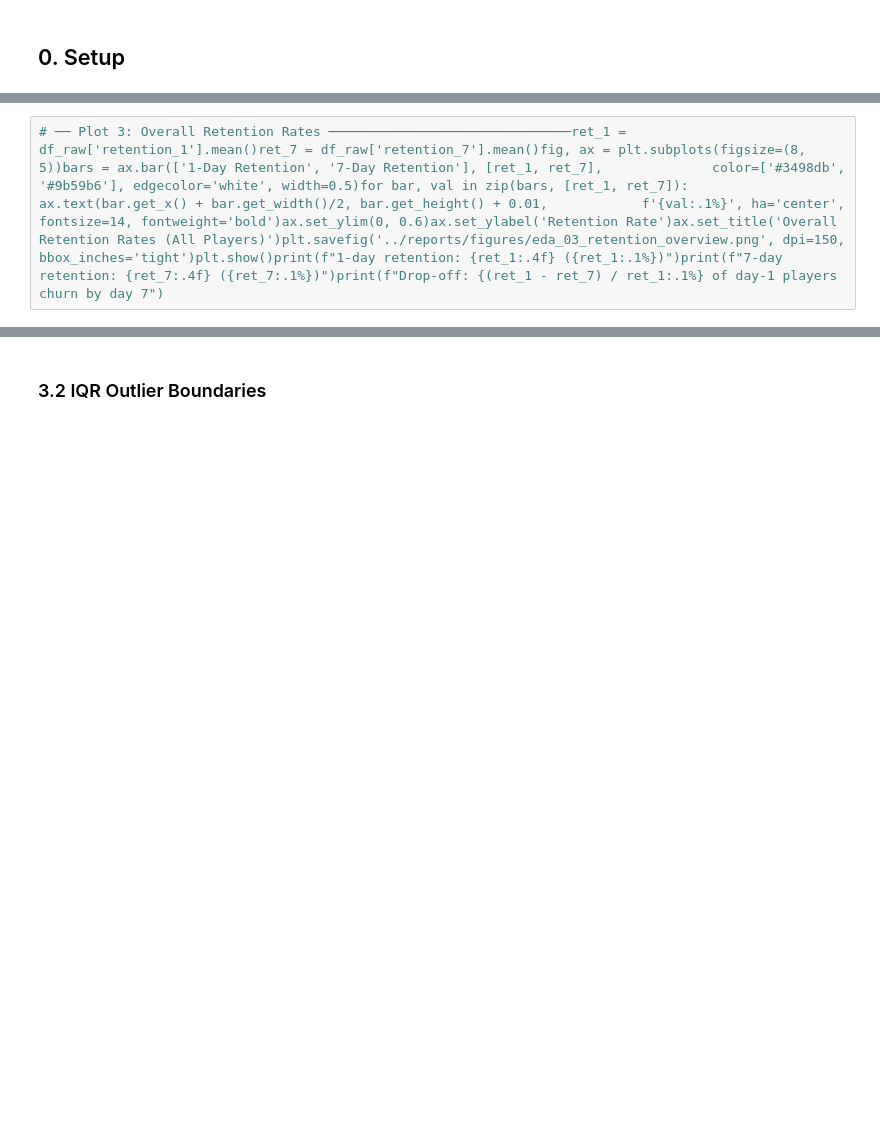
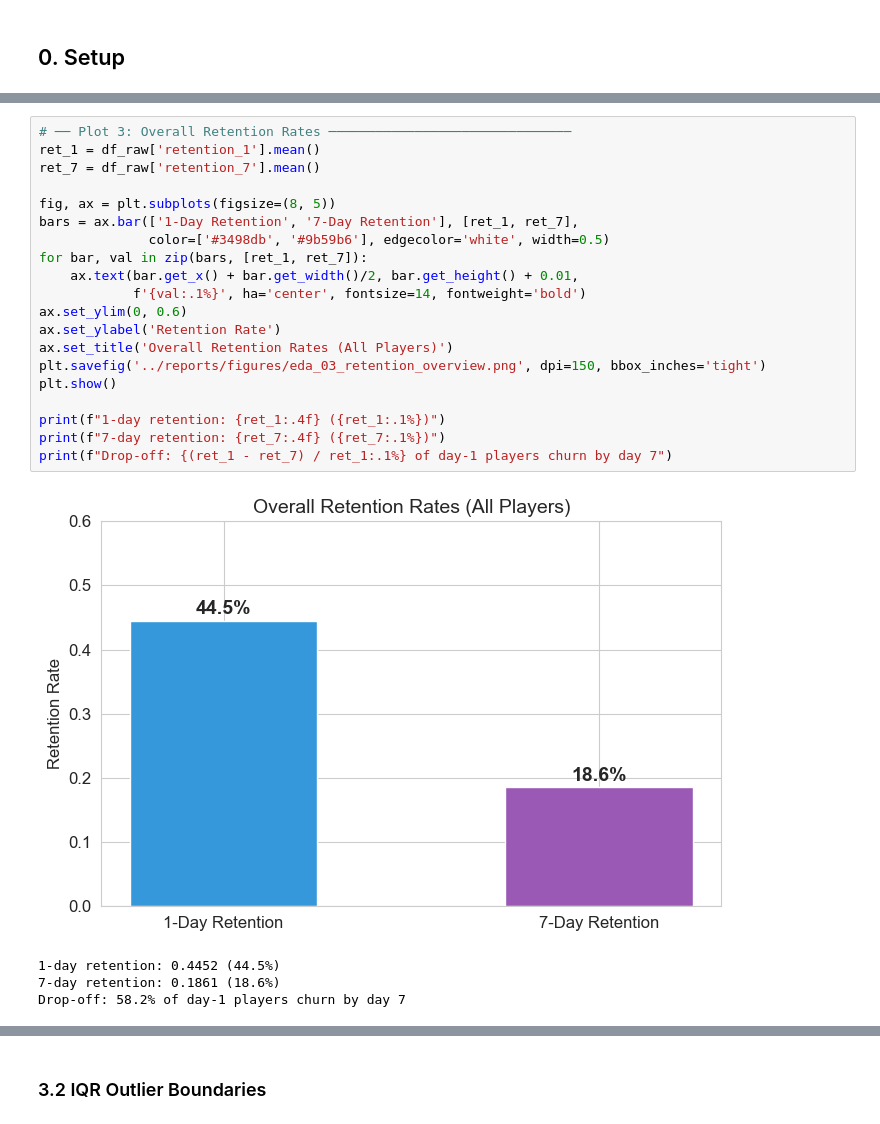
Before and after one commit to soufatarek/Data-Science, a Jupyter notebook: notebooks/04_eda_visualizations.ipynb, the cells around one changed output, grey strips where cells are left out. Drawn from its saved outputs; the diff is of its cells as text; blank space fills up the shorter version.

```diff
--- a/notebooks/04_eda_visualizations.ipynb
+++ b/notebooks/04_eda_visualizations.ipynb
@@ -17,3 +144,26 @@ import sys, os, warningswarnings.filterwarnings('ignore')sys.path.insert(0, os.p
 # %%
-# ── Plot 3: Overall Retention Rates ───────────────────────────────ret_1 = df_raw['retention_1'].mean()ret_7 = df_raw['retention_7'].mean()fig, ax = plt.subplots(figsize=(8, 5))bars = ax.bar(['1-Day Retention', '7-Day Retention'], [ret_1, ret_7],              color=['#3498db', '#9b59b6'], edgecolor='white', width=0.5)for bar, val in zip(bars, [ret_1, ret_7]):    ax.text(bar.get_x() + bar.get_width()/2, bar.get_height() + 0.01,            f'{val:.1%}', ha='center', fontsize=14, fontweight='bold')ax.set_ylim(0, 0.6)ax.set_ylabel('Retention Rate')ax.set_title('Overall Retention Rates (All Players)')plt.savefig('../reports/figures/eda_03_retention_overview.png', dpi=150, bbox_inches='tight')plt.show()print(f"1-day retention: {ret_1:.4f} ({ret_1:.1%})")print(f"7-day retention: {ret_7:.4f} ({ret_7:.1%})")print(f"Drop-off: {(ret_1 - ret_7) / ret_1:.1%} of day-1 players churn by day 7")
+# ── Plot 3: Overall Retention Rates ───────────────────────────────
+ret_1 = df_raw['retention_1'].mean()
+ret_7 = df_raw['retention_7'].mean()
+
+fig, ax = plt.subplots(figsize=(8, 5))
+bars = ax.bar(['1-Day Retention', '7-Day Retention'], [ret_1, ret_7],
+              color=['#3498db', '#9b59b6'], edgecolor='white', width=0.5)
+for bar, val in zip(bars, [ret_1, ret_7]):
+    ax.text(bar.get_x() + bar.get_width()/2, bar.get_height() + 0.01,
+            f'{val:.1%}', ha='center', fontsize=14, fontweight='bold')
+ax.set_ylim(0, 0.6)
+ax.set_ylabel('Retention Rate')
+ax.set_title('Overall Retention Rates (All Players)')
+plt.savefig('../reports/figures/eda_03_retention_overview.png', dpi=150, bbox_inches='tight')
+plt.show()
+
+print(f"1-day retention: {ret_1:.4f} ({ret_1:.1%})")
+print(f"7-day retention: {ret_7:.4f} ({ret_7:.1%})")
+print(f"Drop-off: {(ret_1 - ret_7) / ret_1:.1%} of day-1 players churn by day 7")
+# %% [output]
+[figure, added]
+1-day retention: 0.4452 (44.5%)
+7-day retention: 0.1861 (18.6%)
+Drop-off: 58.2% of day-1 players churn by day 7
 # %% [markdown]
```
Also changed, not shown: parts of 19 cells of this notebook, 30 other files.
